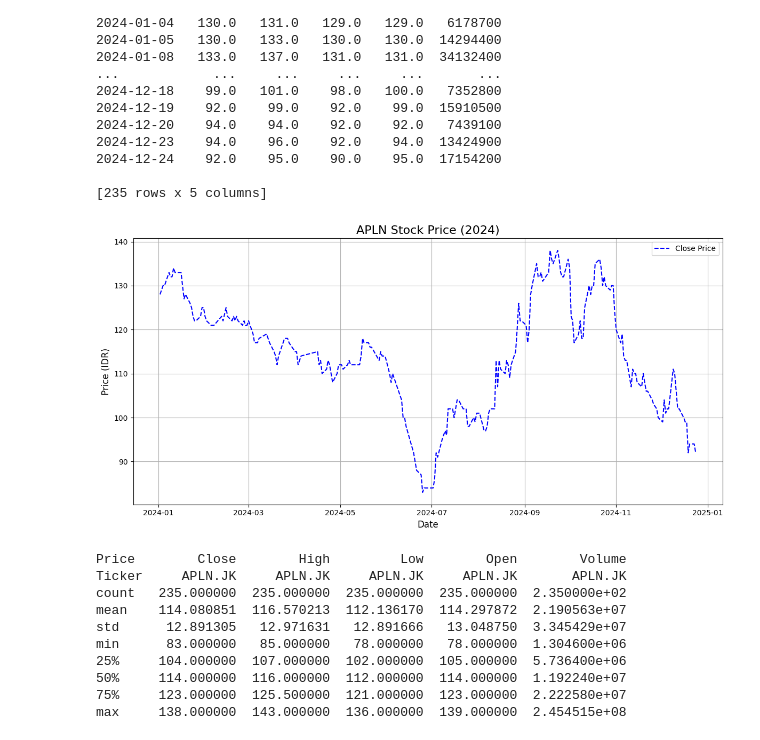
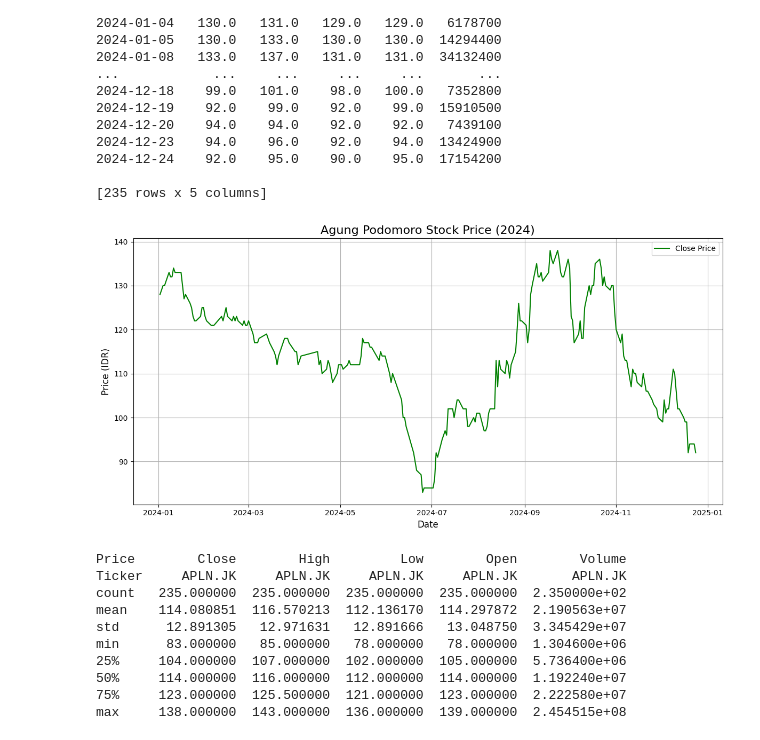
Before and after one commit to agungibr/random-walk-stock-market, a Jupyter notebook: random_walk.ipynb, the cells around one changed output. Cells and saved outputs as stored; diff of their text form; code cells hidden in the pictures.

```diff
--- a/random_walk.ipynb
+++ b/random_walk.ipynb
@@ -389,20 +473,16 @@ Date
 [235 rows x 5 columns]
 # %%
 plt.figure(figsize=(12, 6))
-plt.plot(podomoro.index, podomoro["Close"], label="Close Price", linestyle="--", color="blue")
-#plt.plot(podomoro.index, podomoro["High"], label="High Price", linestyle="--", color="green")
-#plt.plot(podomoro.index, podomoro["Low"], label="Low Price", linestyle=":", color="red")
-#plt.plot(podomoro.index, podomoro["Open"], label="Open Price", linestyle="-.", color="orange")
-
-plt.title("APLN Stock Price (2024)", fontsize=16)
+plt.plot(podomoro.index, podomoro["Close"], label="Close Price", linestyle="-", color="green")
+plt.title("Agung Podomoro Stock Price (2024)", fontsize=16)
 plt.xlabel("Date", fontsize=12)
 plt.ylabel("Price (IDR)", fontsize=12)
 plt.legend()
 plt.grid()
 plt.tight_layout()
 plt.show()
 # %% [output]
-[figure, old version]
+[figure, new version]
 # %%
 print(podomoro.describe())
 # %% [output]
```
Also changed, not shown: parts of 47 cells of this notebook.
